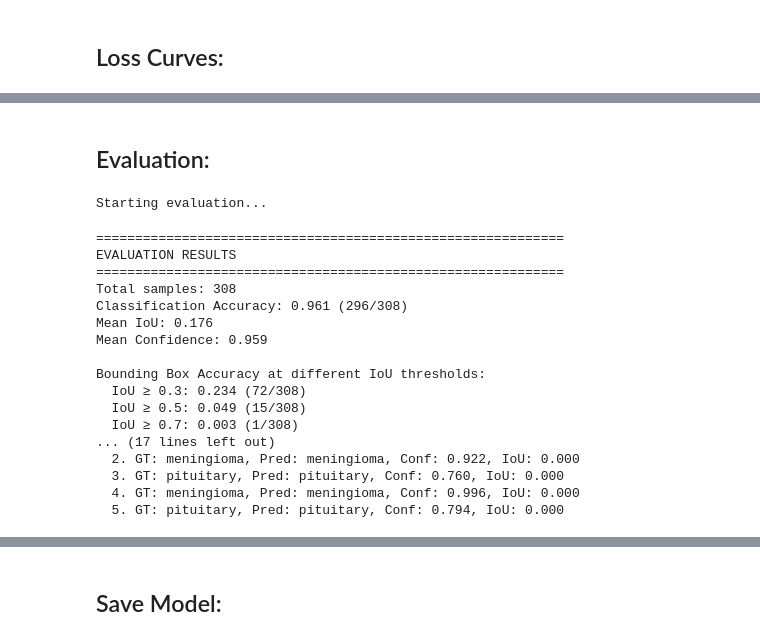
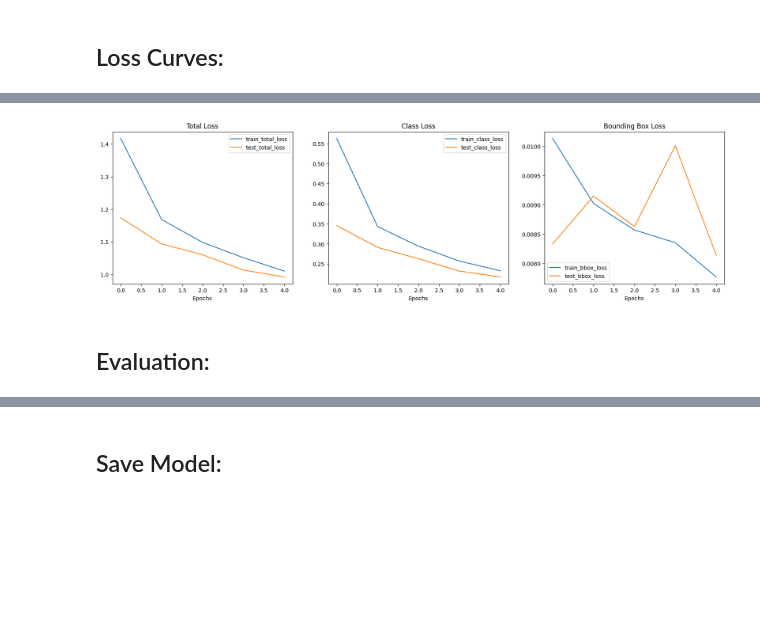
Before and after one commit to nramira/dino_finetuning, a Jupyter notebook: notebooks/yolo_object_detection.ipynb, the cells around one changed output, grey strips where cells are left out. Drawn from its saved outputs; the diff is of its cells as text; code cells hidden in the pictures; blank space fills up the shorter version.

```diff
--- a/notebooks/yolo_object_detection.ipynb
+++ b/notebooks/yolo_object_detection.ipynb
@@ -1023,16 +541,0 @@ DINOv2YOLO(
-# %%
-# Initialize loss and optimizer
-loss_fn = DetectionLoss(lambda_class=1.0, lambda_bbox=5.0)
-optimizer = torch.optim.AdamW(detection_model.parameters(), lr=1e-4, weight_decay=1e-4)
-
-# Training loop
-epochs = 10
-results = train(
-    model=detection_model,
-    train_dataloader=train_dataloader,
-    test_dataloader=test_dataloader,
-    optimizer=optimizer,
-    loss_fn=loss_fn,
-    epochs=epochs,
-    device=device,
-)
@@ -1101,3 +870,7 @@ plot_loss_curves(results)
+# %%
+plot_loss_curves(improv_results)
+# %% [output]
+[figure, added]
 # %% [markdown]
 ## Evaluation:
 # %%
@@ -1321,27 +1094,6 @@ def evaluate_detection_model(
             )
 
     return results
-# %%
-results1 = evaluate_detection_model(detection_model, test_dataloader, device, CLASSES_NAMES)
-# %% [output]
-Starting evaluation...
-============================================================
-EVALUATION RESULTS
-============================================================
-Total samples: 308
-Classification Accuracy: 0.961 (296/308)
-Mean IoU: 0.176
-Mean Confidence: 0.959
-
-Bounding Box Accuracy at different IoU thresholds:
-  IoU ≥ 0.3: 0.234 (72/308)
-  IoU ≥ 0.5: 0.049 (15/308)
-  IoU ≥ 0.7: 0.003 (1/308)
-... (17 lines left out)
-  2. GT: meningioma, Pred: meningioma, Conf: 0.922, IoU: 0.000
-  3. GT: pituitary, Pred: pituitary, Conf: 0.760, IoU: 0.000
-  4. GT: meningioma, Pred: meningioma, Conf: 0.996, IoU: 0.000
-  5. GT: pituitary, Pred: pituitary, Conf: 0.794, IoU: 0.000
 # %%
 def compare_models(
     model1: torch.nn.Module,
```
Also changed, not shown: parts of 51 cells of this notebook.
